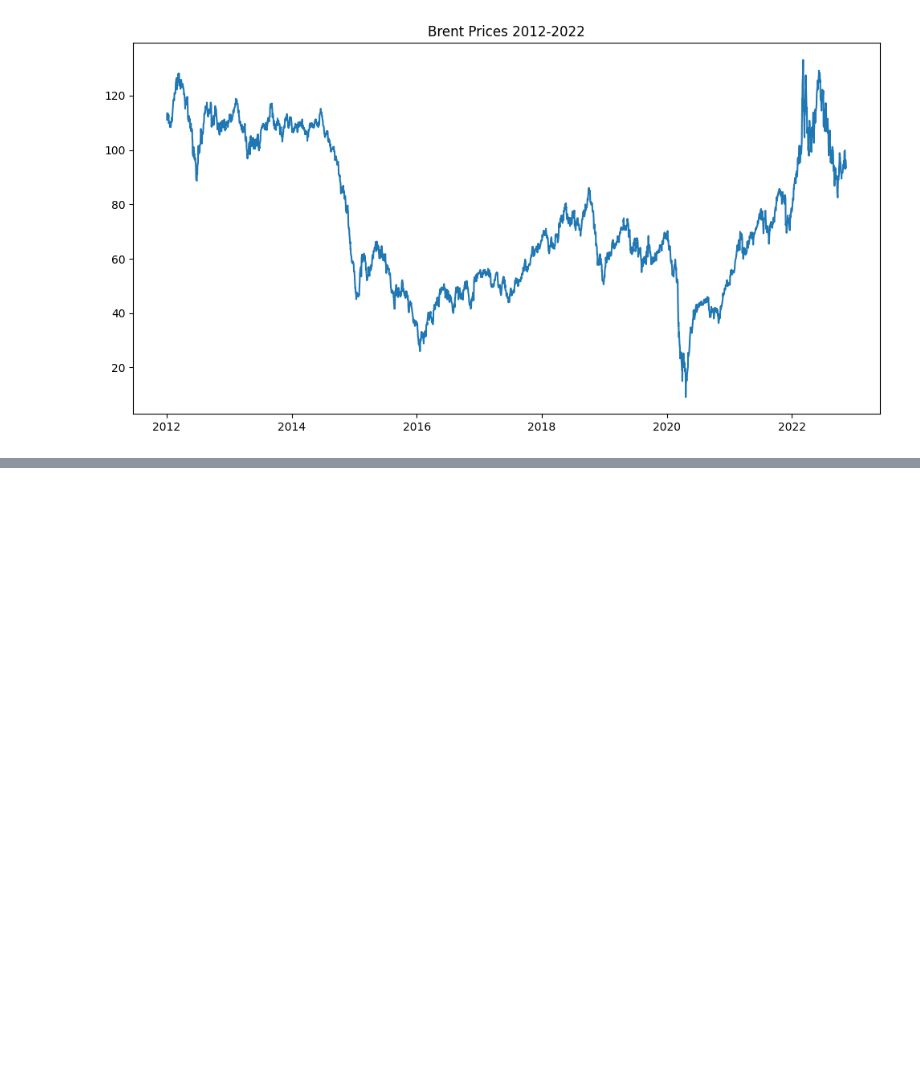
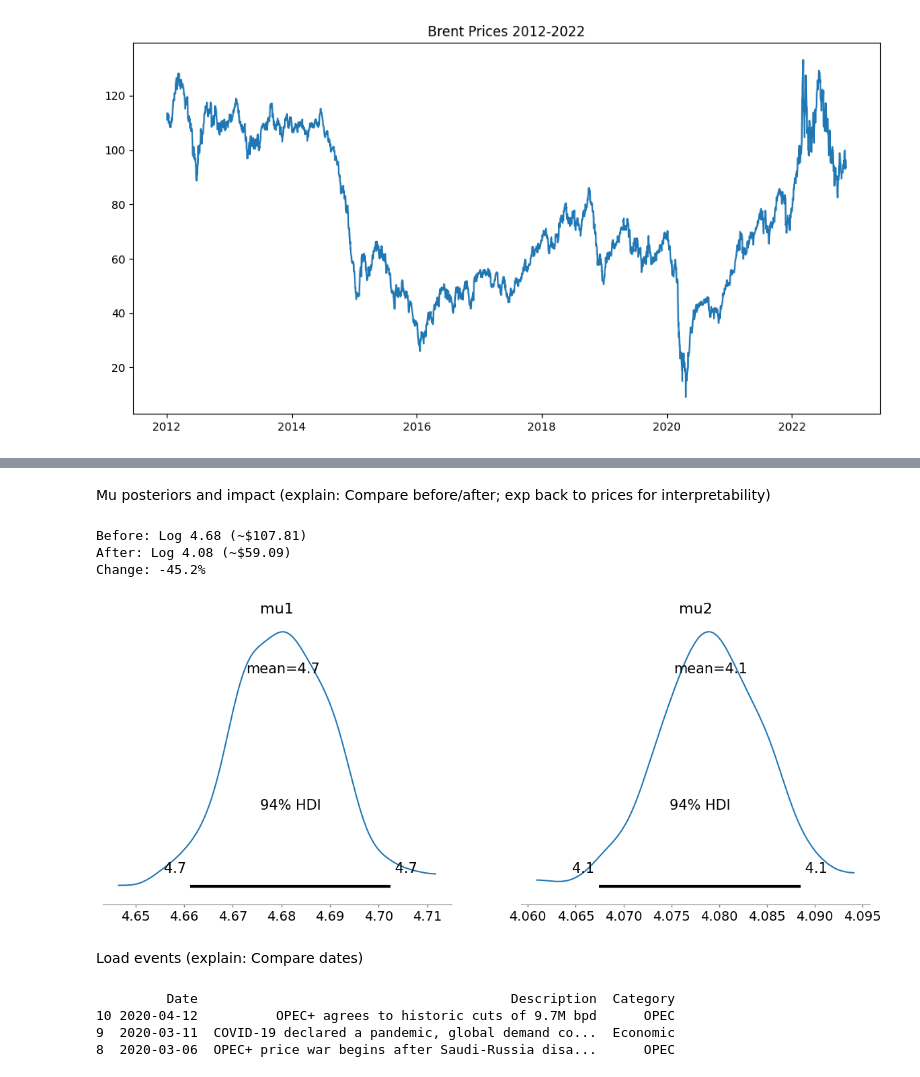
Before and after one commit to Beza-Oriyon/brent-oil-change-point-analysis, a Jupyter notebook: notebooks/task2_modeling.ipynb, the cells around one changed output, grey strips where cells are left out. Saved outputs shown, nothing was run; the diff lists cells and outputs as text; code cells hidden in the pictures; blank space fills up the shorter version.

```diff
--- a/notebooks/task2_modeling.ipynb
+++ b/notebooks/task2_modeling.ipynb
@@ -47,0 +132,32 @@ Subset shape: (2760, 4)
+# %% [markdown]
+ Mu posteriors and impact (explain: Compare before/after; exp back to prices for interpretability)
+# %%
+az.plot_posterior(trace, var_names=['mu1', 'mu2'])
+mu1_mean = trace.posterior['mu1'].mean().values
+mu2_mean = trace.posterior['mu2'].mean().values
+price1 = np.exp(mu1_mean)
+price2 = np.exp(mu2_mean)
+percent_change = (price2 - price1) / price1 * 100
+print(f'Before: Log {mu1_mean:.2f} (~${price1:.2f})')
+print(f'After: Log {mu2_mean:.2f} (~${price2:.2f})')
+print(f'Change: {percent_change:.1f}%')
+# %% [output]
+Before: Log 4.68 (~$107.81)
+After: Log 4.08 (~$59.09)
+Change: -45.2%
+[figure, added]
+# %% [markdown]
+Load events (explain: Compare dates)
+# %%
+events_df = pd.read_csv('../data/oil_events.csv')
+events_df['Date'] = pd.to_datetime(events_df['Date'])
+
+# Closest events (explain: Find temporal matches; +/- few days ok)
+delta = (events_df['Date'] - change_date).abs()
+closest = events_df.loc[delta.nsmallest(3).index]
+print(closest)
+# %% [output]
+         Date                                        Description  Category
+10 2020-04-12          OPEC+ agrees to historic cuts of 9.7M bpd      OPEC
+9  2020-03-11  COVID-19 declared a pandemic, global demand co...  Economic
+8  2020-03-06  OPEC+ price war begins after Saudi-Russia disa...      OPEC
```
Also changed, not shown: parts of 7 cells of this notebook.
